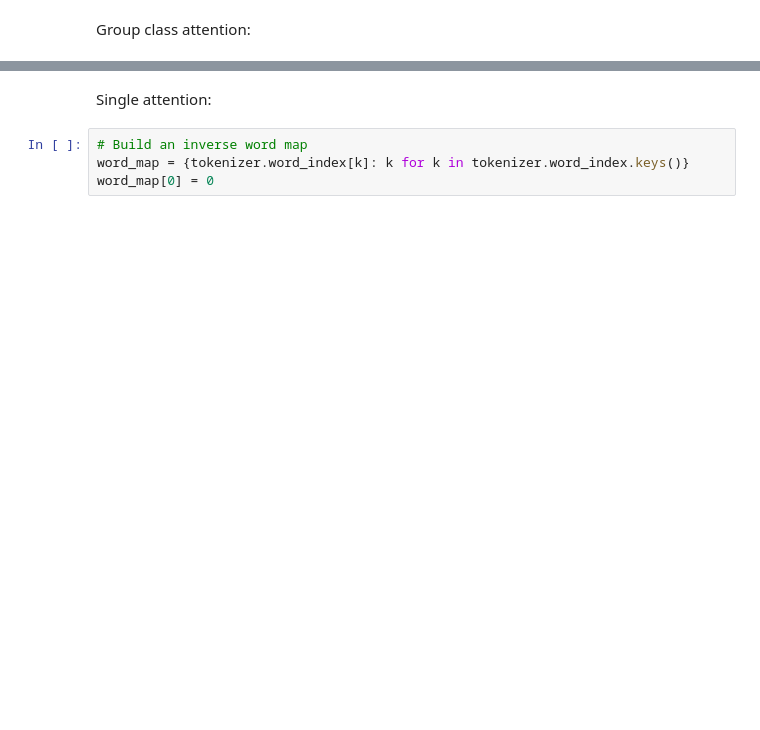
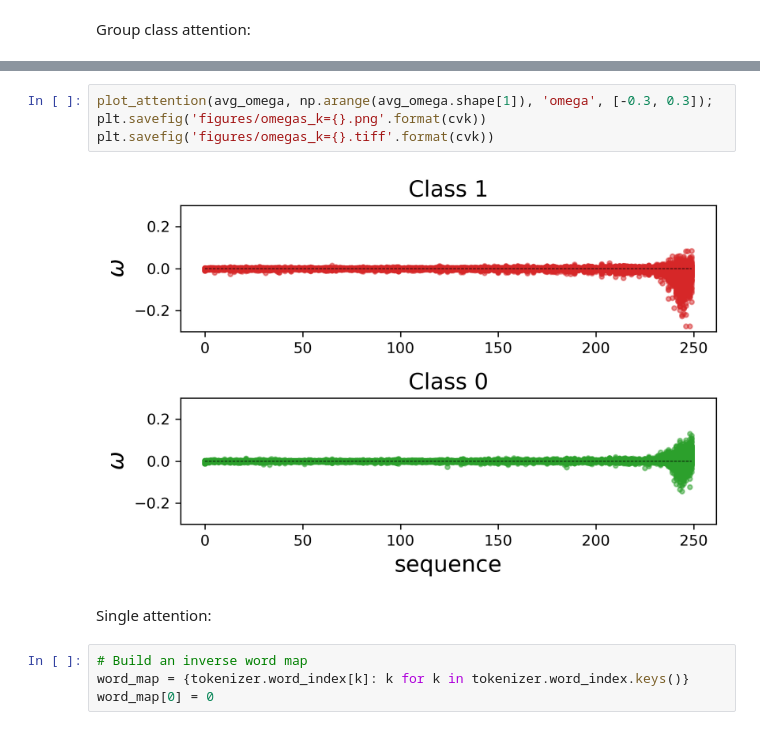
Before and after one commit to samuelefiorini/tangle, a Jupyter notebook: notebooks/models/attention_viz.ipynb, the cells around one changed output, grey strips where cells are left out. Saved outputs shown, nothing was run; the diff lists cells and outputs as text; blank space fills up the shorter version.

```diff
--- a/notebooks/models/attention_viz.ipynb
+++ b/notebooks/models/attention_viz.ipynb
@@ -112,3 +123,9 @@ plt.tight_layout();
+# %%
+plot_attention(avg_omega, np.arange(avg_omega.shape[1]), 'omega', [-0.3, 0.3]);
+plt.savefig('figures/omegas_k={}.png'.format(cvk))
+plt.savefig('figures/omegas_k={}.tiff'.format(cvk))
+# %% [output]
+[figure, added]
 # %% [markdown]
 Single attention:
 # %%
```
Also changed, not shown: parts of 20 cells of this notebook, 5 other files.
